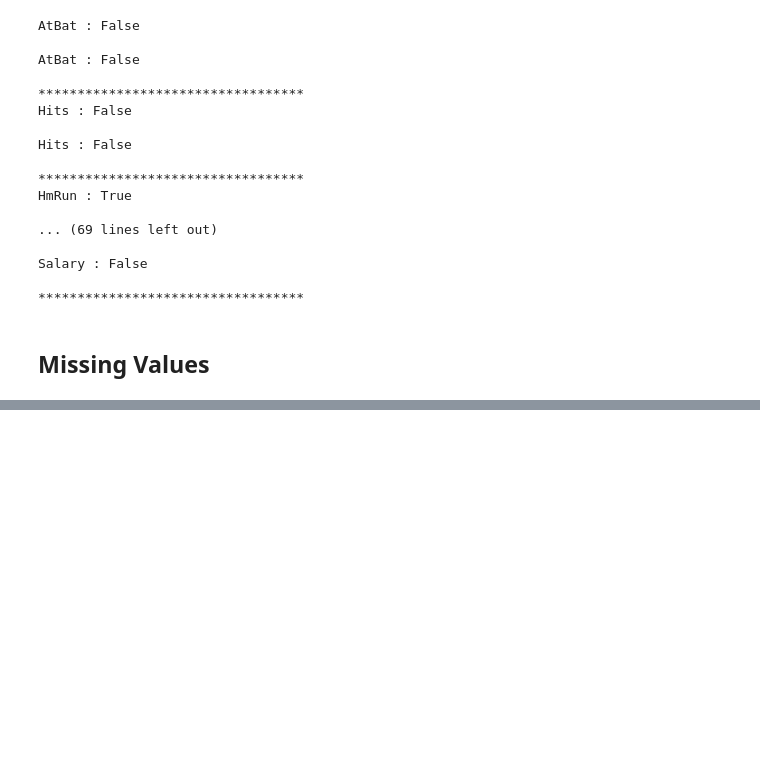
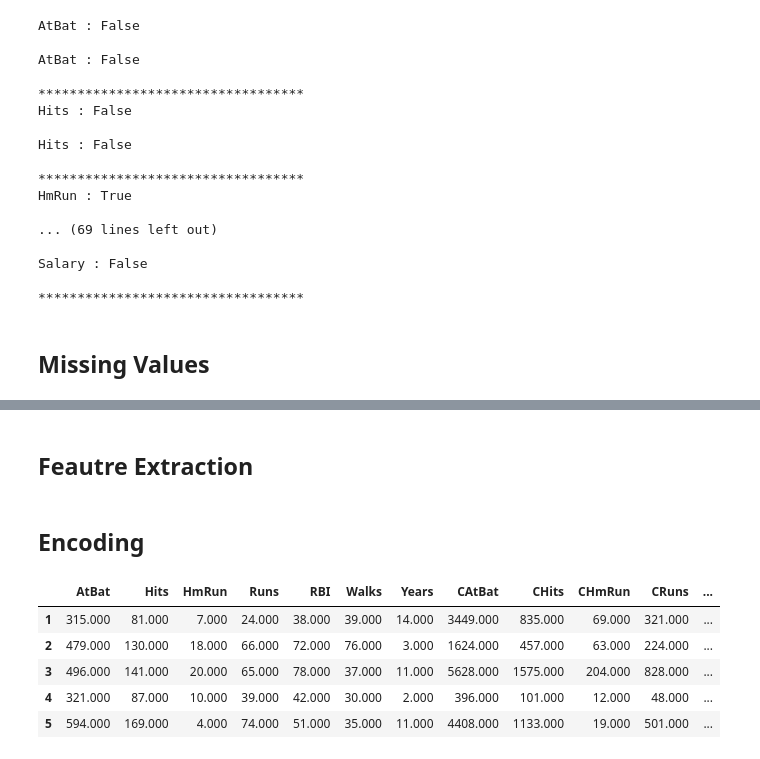
Before and after one commit to esmanuray/Machine-Learning-Begginer, a Jupyter notebook: notebooks/ML_Algorithms.ipynb, the cells around one changed output, grey strips where cells are left out. Saved outputs shown, nothing was run; the diff lists cells and outputs as text; code cells hidden in the pictures; blank space fills up the shorter version.

```diff
--- a/notebooks/ML_Algorithms.ipynb
+++ b/notebooks/ML_Algorithms.ipynb
@@ -429,2 +403,44 @@ Salary               59 18.320
 # %%
 df=data.copy().dropna()
+# %% [markdown]
+## Feautre Extraction
+# %%
+df[num_cols]=df[num_cols]+0.0000000000000000001
+# %%
+df['NEW_Hits'] = df['Hits'] / df['CHits'] + df['Hits']
+df['NEW_RBI'] = df['RBI'] / df['CRBI']
+df['NEW_Walks'] = df['Walks'] / df['CWalks']
+df['NEW_PutOuts'] = df['PutOuts'] * df['Years']
+df["Hits_Success"] = (df["Hits"] / df["AtBat"]) * 100
+df["NEW_CRBI*CATBAT"] = df['CRBI'] * df['CAtBat']
+df["NEW_RBI"] = df["RBI"] / df["CRBI"]
+df["NEW_Chits"] = df["CHits"] / df["Years"]
+df["NEW_CHmRun"] = df["CHmRun"] * df["Years"]
+df["NEW_CRuns"] = df["CRuns"] / df["Years"]
+df["NEW_Chits"] = df["CHits"] * df["Years"]
+df["NEW_RW"] = df["RBI"] * df["Walks"]
+df["NEW_RBWALK"] = df["RBI"] / df["Walks"]
+df["NEW_CH_CB"] = df["CHits"] / df["CAtBat"]
+df["NEW_CHm_CAT"] = df["CHmRun"] / df["CAtBat"]
+df['NEW_Diff_Atbat'] = df['AtBat'] - (df['CAtBat'] / df['Years'])
+df['NEW_Diff_Hits'] = df['Hits'] - (df['CHits'] / df['Years'])
+df['NEW_Diff_HmRun'] = df['HmRun'] - (df['CHmRun'] / df['Years'])
+df['NEW_Diff_Runs'] = df['Runs'] - (df['CRuns'] / df['Years'])
+df['NEW_Diff_RBI'] = df['RBI'] - (df['CRBI'] / df['Years'])
+df['NEW_Diff_Walks'] = df['Walks'] - (df['CWalks'] / df['Years'])
+# %% [markdown]
+## Encoding
+# %%
+def one_hot_encoder(dataframe, categorical_cols, drop_first=False):
+    dataframe = pd.get_dummies(dataframe, columns=categorical_cols, drop_first=drop_first)
+    return dataframe
+
+df = one_hot_encoder(df, cat_cols, drop_first=True)
+df.head()
+# %% [output]
+|  | AtBat | Hits | HmRun | Runs | RBI | Walks | Years | CAtBat | CHits | CHmRun | CRuns | ... |
+| 1 | 315.000 | 81.000 | 7.000 | 24.000 | 38.000 | 39.000 | 14.000 | 3449.000 | 835.000 | 69.000 | 321.000 | ... |
+| 2 | 479.000 | 130.000 | 18.000 | 66.000 | 72.000 | 76.000 | 3.000 | 1624.000 | 457.000 | 63.000 | 224.000 | ... |
+| 3 | 496.000 | 141.000 | 20.000 | 65.000 | 78.000 | 37.000 | 11.000 | 5628.000 | 1575.000 | 204.000 | 828.000 | ... |
+| 4 | 321.000 | 87.000 | 10.000 | 39.000 | 42.000 | 30.000 | 2.000 | 396.000 | 101.000 | 12.000 | 48.000 | ... |
+| 5 | 594.000 | 169.000 | 4.000 | 74.000 | 51.000 | 35.000 | 11.000 | 4408.000 | 1133.000 | 19.000 | 501.000 | ... |
```
Also changed, not shown: parts of 24 cells of this notebook.
